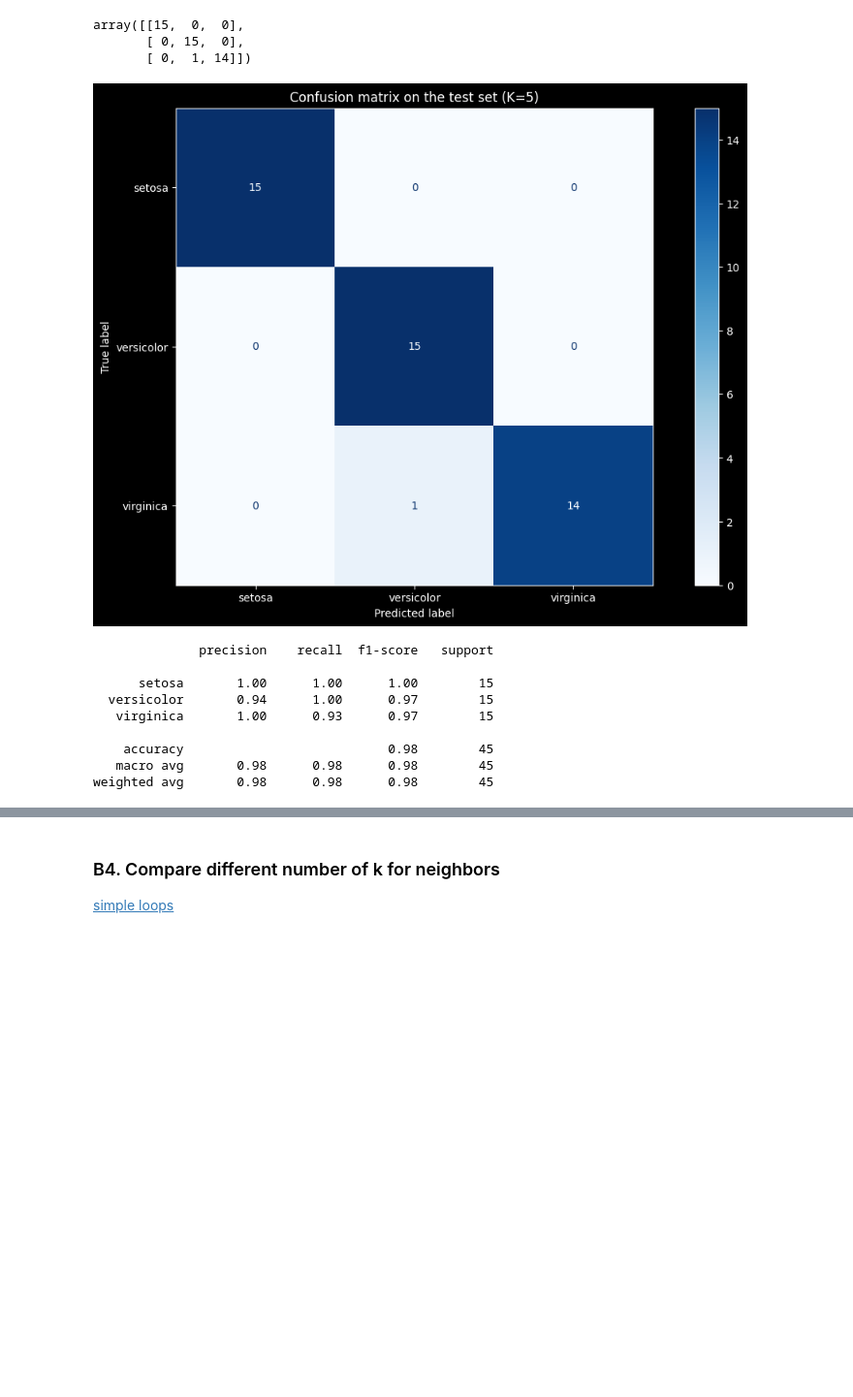
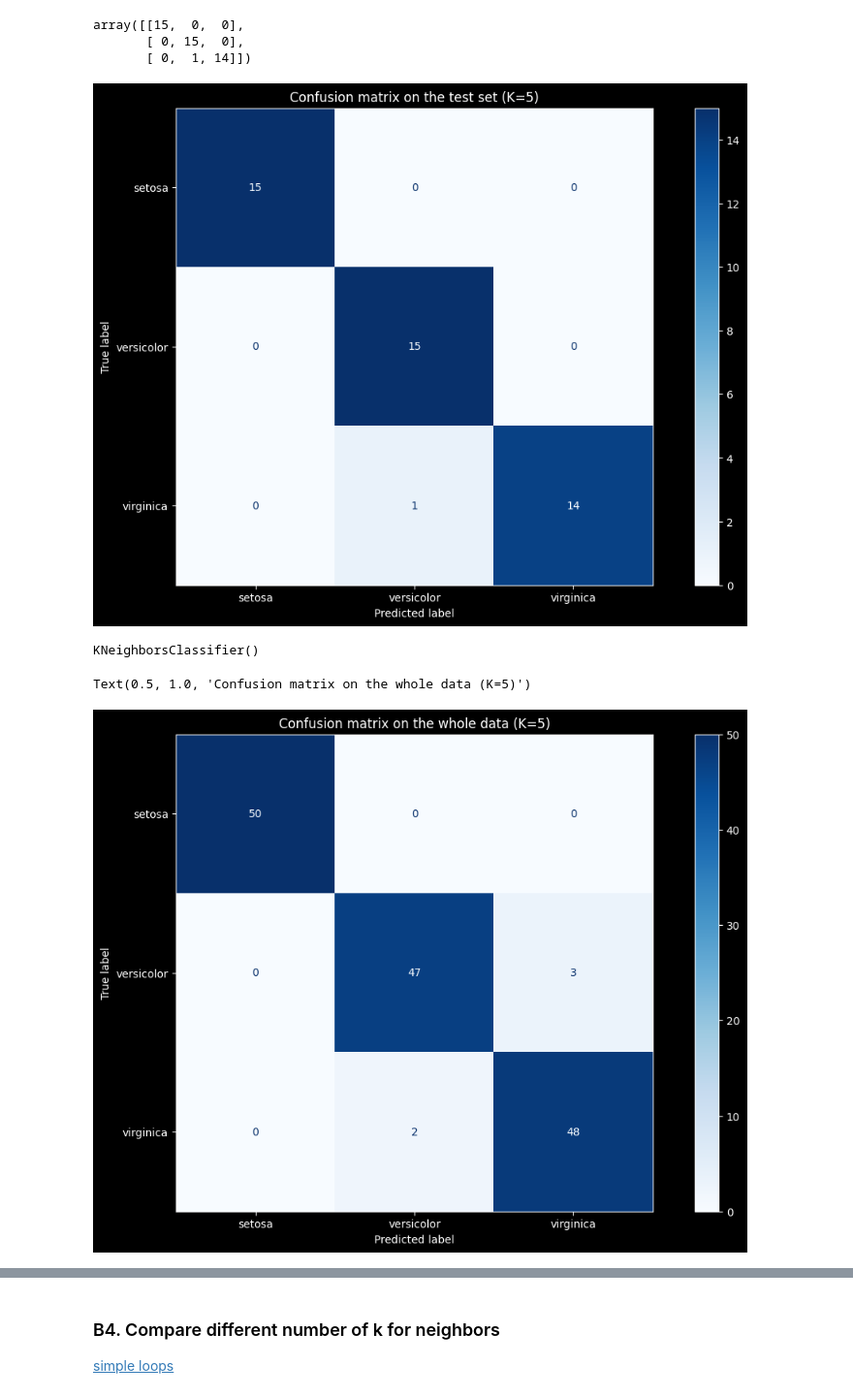
Before and after one commit to argythana/uoa_py_course, a Jupyter notebook: lectures_07_13_pandas_plots_scikit/lecture_10_knn_train_test_split/reading_material/lec_10a_knn_classification.ipynb, the cells around one changed output, grey strips where cells are left out. Shown at 97% size. Saved outputs shown, nothing was run; the diff lists cells and outputs as text; code cells hidden in the pictures; blank space fills up the shorter version.

```diff
--- a/lectures_07_13_pandas_plots_scikit/lecture_10_knn_train_test_split/reading_material/lec_10a_knn_classification.ipynb
+++ b/lectures_07_13_pandas_plots_scikit/lecture_10_knn_train_test_split/reading_material/lec_10a_knn_classification.ipynb
@@ -871,17 +874,20 @@ display = ConfusionMatrixDisplay(confusion_matrix=cm, display_labels=neighbours_
 display.plot(cmap='Blues')
 plt.title(f"Confusion matrix on the test set (K={k})")
 plt.show()
-
-# Per-class precision / recall / F1 — read this together with the matrix.
-print(classification_report(y_test, y_pred, target_names=neighbours_clf.classes_))
 # %% [output]
 [figure]
-              precision    recall  f1-score   support
-
-      setosa       1.00      1.00      1.00        15
-  versicolor       0.94      1.00      0.97        15
-   virginica       1.00      0.93      0.97        15
-
-    accuracy                           0.98        45
-   macro avg       0.98      0.98      0.98        45
-weighted avg       0.98      0.98      0.98        45
+# %%
+total_data_train_knn_clf = KNeighborsClassifier(n_neighbors=k)
+total_data_train_knn_clf.fit(X, y)
+# %% [output]
+KNeighborsClassifier()
+# %%
+# confusion matrix on the whole data, not just the test set.
+y_pred_total_data = total_data_train_knn_clf.predict(X)
+cm_total_data = confusion_matrix(y, y_pred_total_data, labels=total_data_train_knn_clf.classes_)
+display_total_data = ConfusionMatrixDisplay(confusion_matrix=cm_total_data, display_labels=total_data_train_knn_clf.classes_)
+display_total_data.plot(cmap='Blues')
+plt.title(f"Confusion matrix on the whole data (K={k})")
+# %% [output]
+Text(0.5, 1.0, 'Confusion matrix on the whole data (K=5)')
+[figure, added]
```
Also changed, not shown: parts of 10 cells of this notebook.
